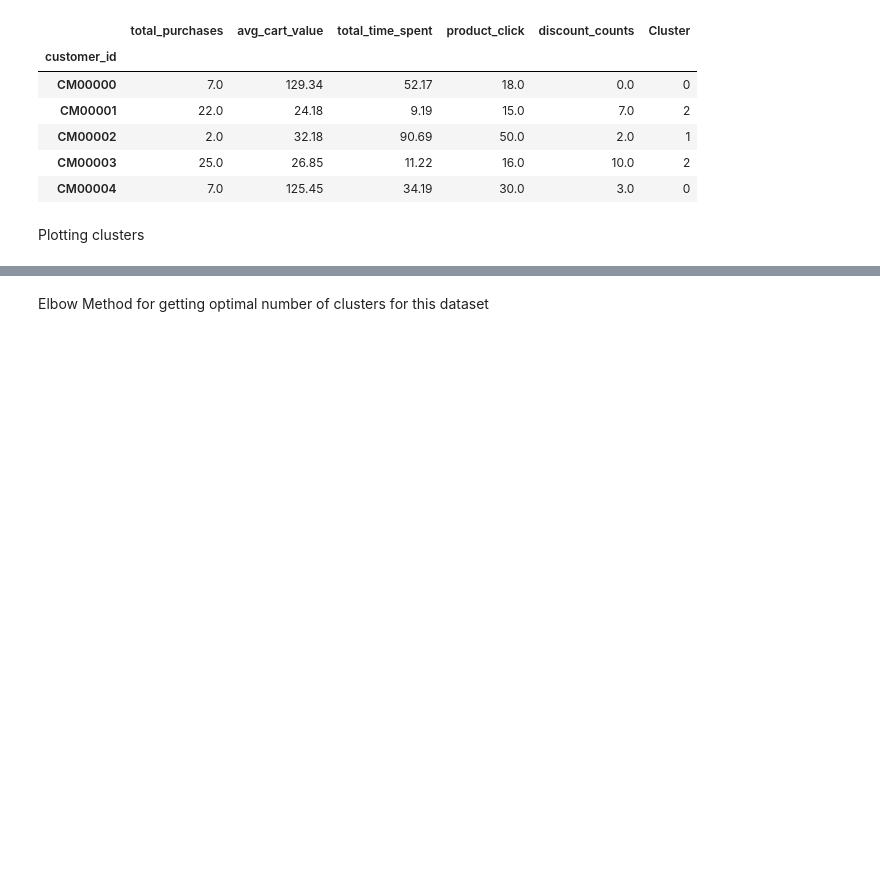
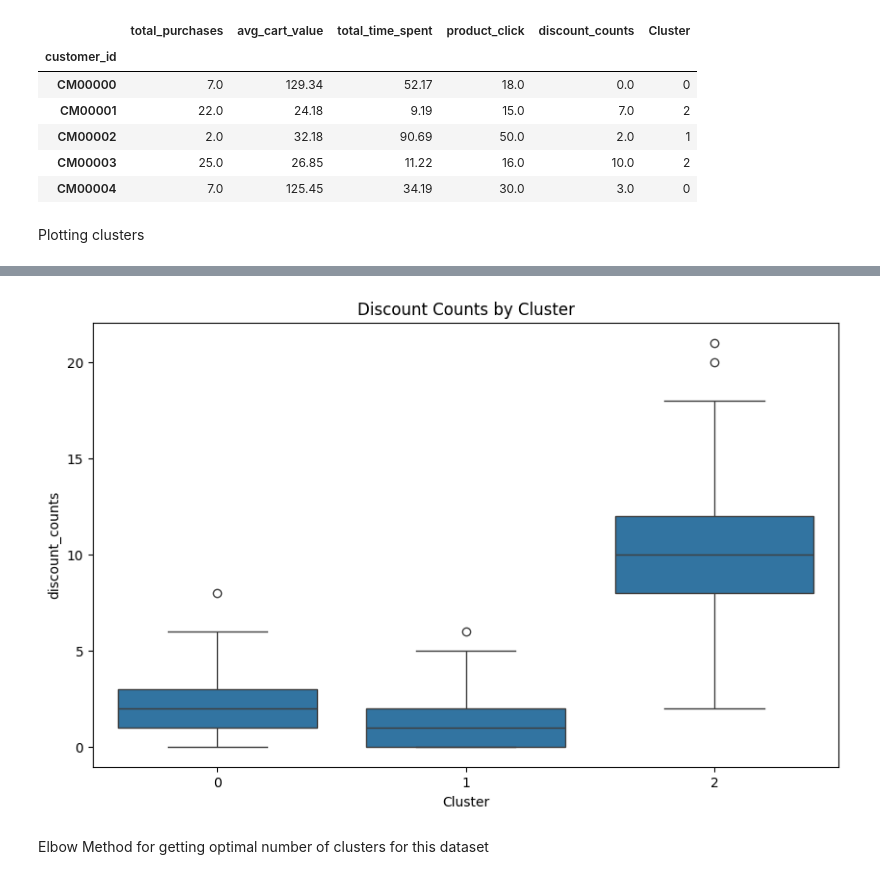
Before and after one commit to Neural-Navigators-CSI/Intellihack_Neural_Navigators_Task02, a Jupyter notebook: notebook_02.ipynb, the cells around one changed output, grey strips where cells are left out. Cells and saved outputs as stored; diff of their text form; code cells hidden in the pictures; blank space fills up the shorter version.

```diff
--- a/notebook_02.ipynb
+++ b/notebook_02.ipynb
@@ -149,3 +171,10 @@ plt.show()
+# %%
+plt.figure(figsize=(10, 6))
+sns.boxplot(x='Cluster', y='discount_counts', data=data)
+plt.title('Discount Counts by Cluster')
+plt.show()
+# %% [output]
+[figure, added]
 # %% [markdown]
 Elbow Method for getting optimal number of clusters for this dataset
 # %%
```
Also changed, not shown: parts of 5 cells of this notebook.
